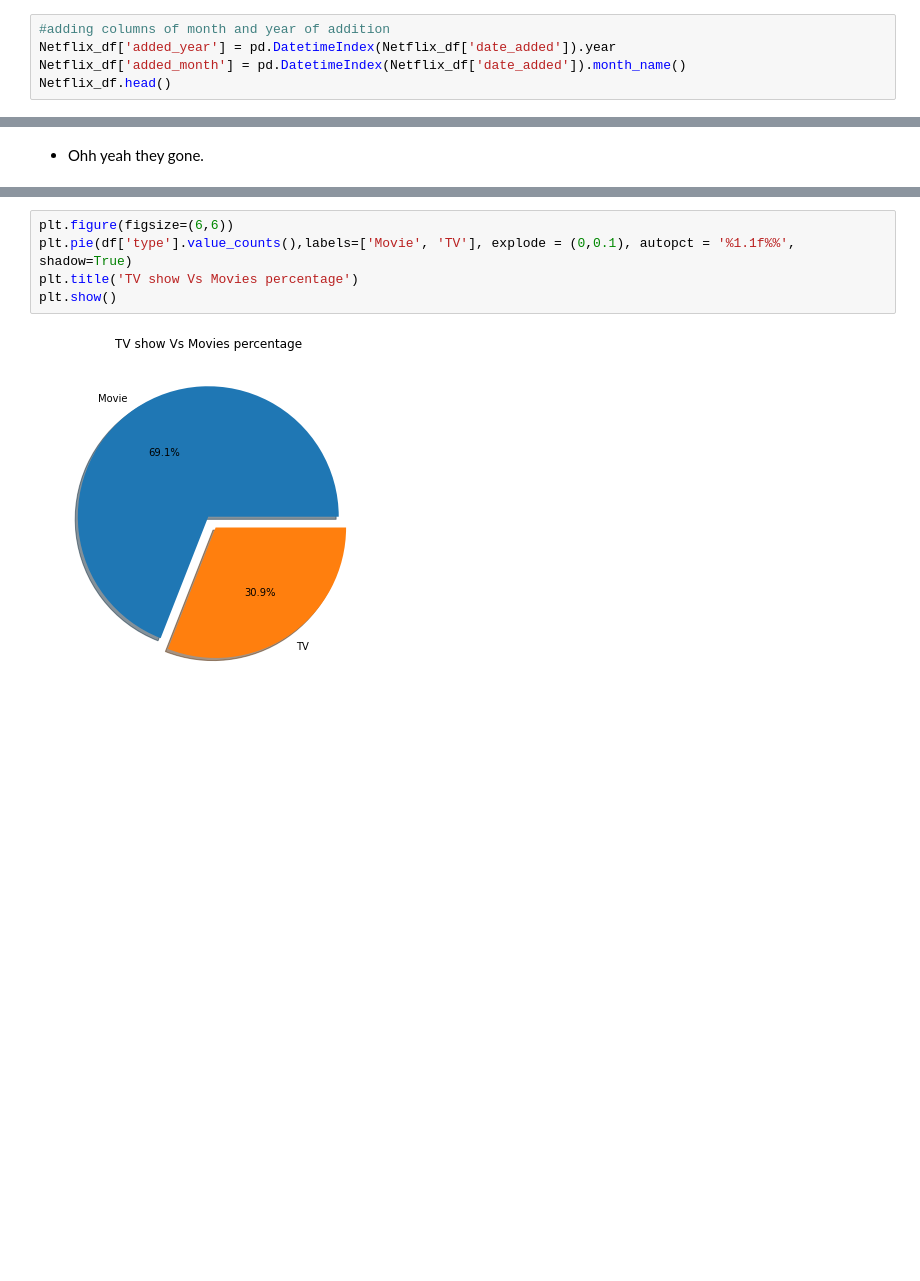
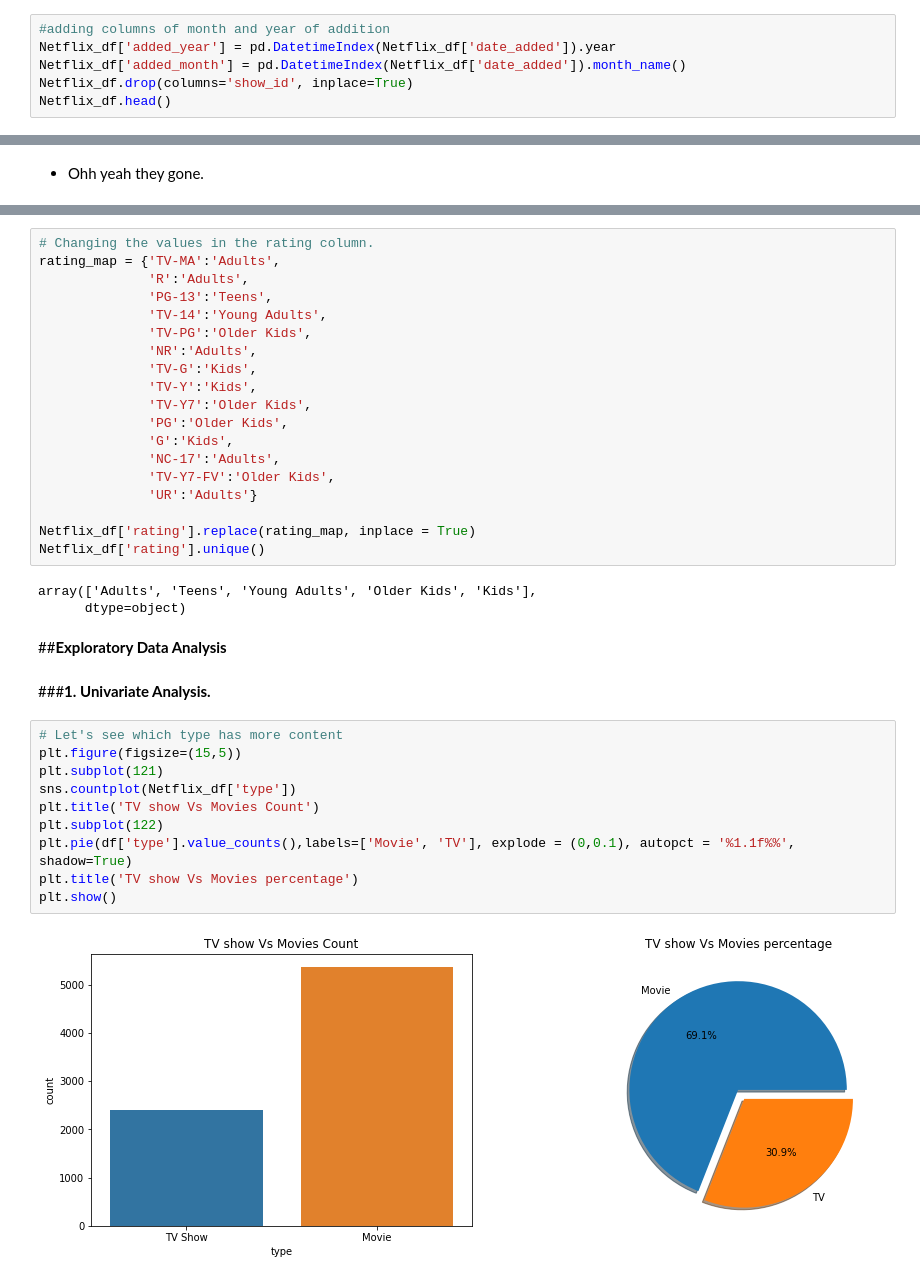
Before and after one commit to Akshay069/Netflix-Movies-And-TV-shows-Clustering, a Jupyter notebook: Copy_of_NETFLIX_MOVIES_AND_TV_SHOWS_CLUSTERING.ipynb, the cells around one changed output, grey strips where cells are left out. Drawn from its saved outputs; the diff is of its cells as text; blank space fills up the shorter version.

Commit message:
In this commit I have done Exploratory Data Analysis of the important features and got some important insightful information.

```diff
--- a/Copy_of_NETFLIX_MOVIES_AND_TV_SHOWS_CLUSTERING.ipynb
+++ b/Copy_of_NETFLIX_MOVIES_AND_TV_SHOWS_CLUSTERING.ipynb
@@ -144,5 +145,6 @@ Netflix_df = df.copy()
 #adding columns of month and year of addition
 Netflix_df['added_year'] = pd.DatetimeIndex(Netflix_df['date_added']).year
 Netflix_df['added_month'] = pd.DatetimeIndex(Netflix_df['date_added']).month_name()
+Netflix_df.drop(columns='show_id', inplace=True)
 Netflix_df.head()
 # %% [output]
@@ -292,7 +352,38 @@ sns.countplot(Netflix_df['type'])
+# %%
+# Changing the values in the rating column.
+rating_map = {'TV-MA':'Adults',
+              'R':'Adults',
+              'PG-13':'Teens',
+              'TV-14':'Young Adults',
+              'TV-PG':'Older Kids',
+              'NR':'Adults',
+              'TV-G':'Kids',
+              'TV-Y':'Kids',
+              'TV-Y7':'Older Kids',
+              'PG':'Older Kids',
+              'G':'Kids',
+              'NC-17':'Adults',
+              'TV-Y7-FV':'Older Kids',
+              'UR':'Adults'}
+
+Netflix_df['rating'].replace(rating_map, inplace = True)
+Netflix_df['rating'].unique()
+# %% [output]
+array(['Adults', 'Teens', 'Young Adults', 'Older Kids', 'Kids'],
+      dtype=object)
+# %% [markdown]
+##**Exploratory Data Analysis**
+# %% [markdown]
+###**1. Univariate Analysis.**
 # %%
-plt.figure(figsize=(6,6))
+# Let's see which type has more content
+plt.figure(figsize=(15,5))
+plt.subplot(121)
+sns.countplot(Netflix_df['type'])
+plt.title('TV show Vs Movies Count')
+plt.subplot(122)
 plt.pie(df['type'].value_counts(),labels=['Movie', 'TV'], explode = (0,0.1), autopct = '%1.1f%%', shadow=True)
 plt.title('TV show Vs Movies percentage')
 plt.show()
 # %% [output]
-[figure, old version]
+[figure, new version]
```
Also changed, not shown: parts of 47 cells of this notebook.
